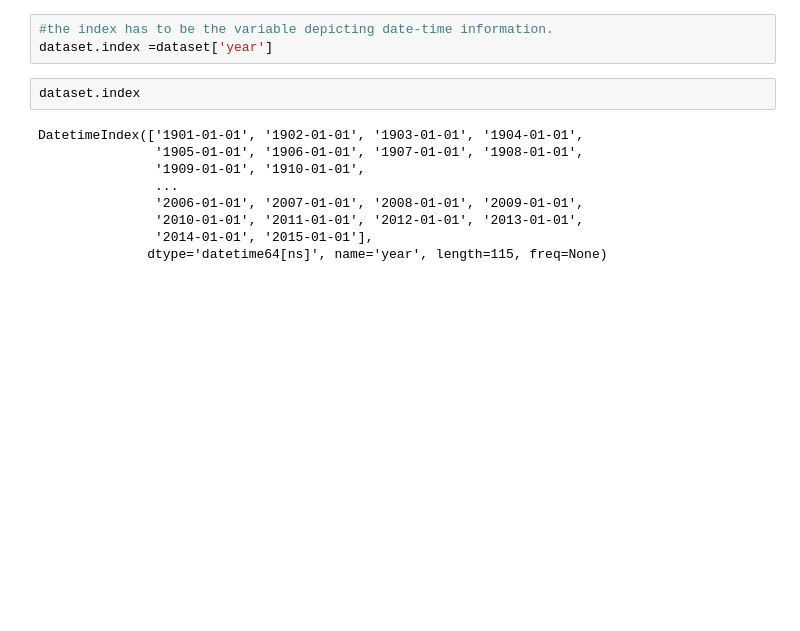
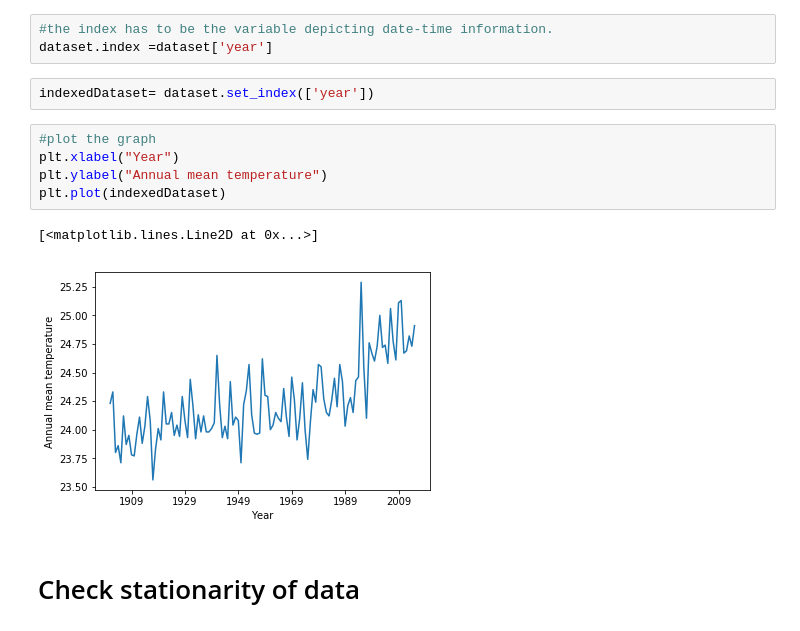
Before and after one commit to chandrabali/TimeSeriesForecastTemperature, a Jupyter notebook: TimeSeriesAnalysis.ipynb, the cells around one changed output. Drawn from its saved outputs; the diff is of its cells as text; blank space fills up the shorter version.

```diff
--- a/TimeSeriesAnalysis.ipynb
+++ b/TimeSeriesAnalysis.ipynb
@@ -87,14 +68,15 @@ dataset['year'] = pd.to_datetime(dataset['year'], infer_datetime_format=True)
 # %%
 #the index has to be the variable depicting date-time information.
 dataset.index =dataset['year']
-# %%
-dataset.index
-# %% [output]
-DatetimeIndex(['1901-01-01', '1902-01-01', '1903-01-01', '1904-01-01',
-               '1905-01-01', '1906-01-01', '1907-01-01', '1908-01-01',
-               '1909-01-01', '1910-01-01',
-               ...
-               '2006-01-01', '2007-01-01', '2008-01-01', '2009-01-01',
-               '2010-01-01', '2011-01-01', '2012-01-01', '2013-01-01',
-               '2014-01-01', '2015-01-01'],
-              dtype='datetime64[ns]', name='year', length=115, freq=None)
+# %%
+indexedDataset= dataset.set_index(['year'])
+# %%
+#plot the graph
+plt.xlabel("Year")
+plt.ylabel("Annual mean temperature")
+plt.plot(indexedDataset)
+# %% [output]
+[<matplotlib.lines.Line2D at 0x...>]
+[figure, added]
+# %% [markdown]
+# Check stationarity of data
```
Also changed, not shown: parts of 17 cells of this notebook.
